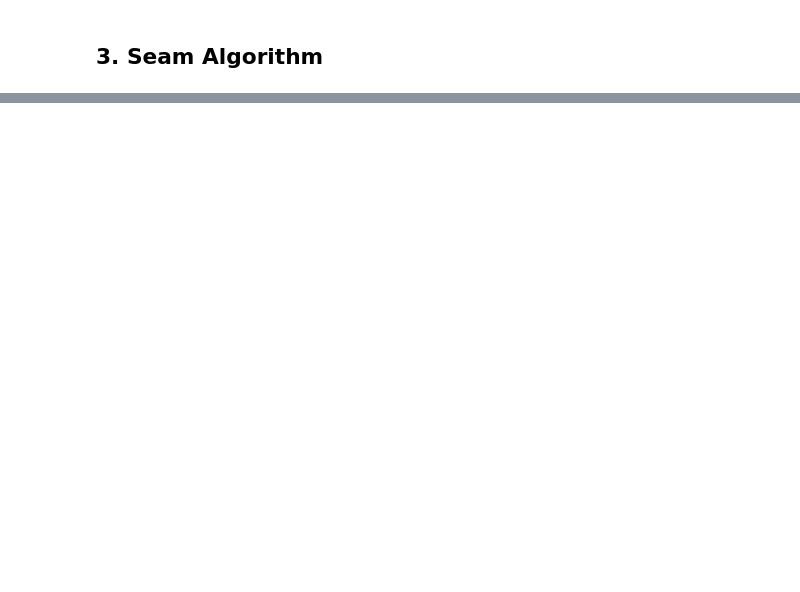
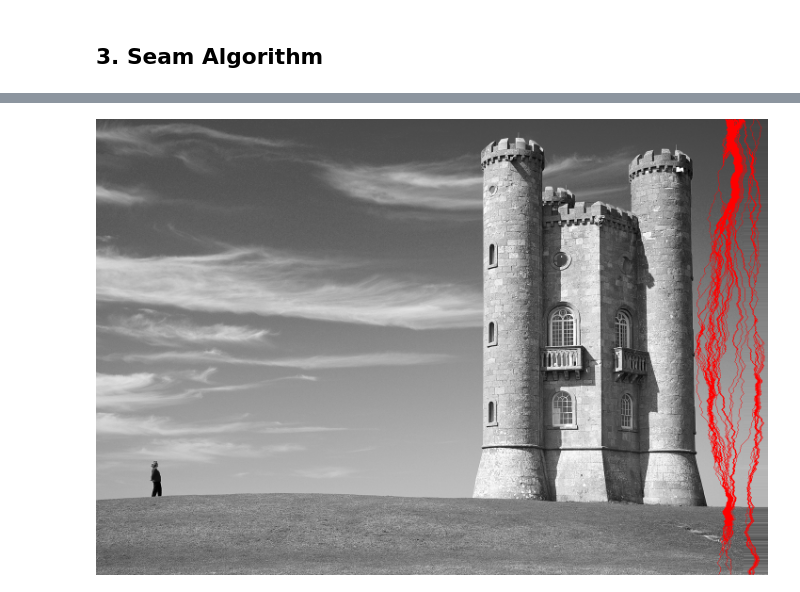
Before and after one commit to aragaoian/dip-notebooks, a Jupyter notebook: notebooks/seam_carving.ipynb, the cells around one changed output, grey strips where cells are left out. Drawn from its saved outputs; the diff is of its cells as text; code cells hidden in the pictures; blank space fills up the shorter version.

```diff
--- a/notebooks/seam_carving.ipynb
+++ b/notebooks/seam_carving.ipynb
@@ -75,17 +71,19 @@ def conv2d(img, kernel, padding=True, floatOut=False):
     else:
       return np.array(output, dtype=np.uint8)
 # %%
-# Sobel X and Y
-x_kernel = np.array([[-1, 0, 1],
-                [-2, 0, 2],
-                [-1, 0, 1]])
-y_kernel = np.array([[-1, -2, -1],
-                [ 0,  0,  0],
-                [ 1,  2,  1]])
+# parellel
+def calc_energy_map(img):
+    # Sobel kernels
+    x_kernel = np.array([[-1, 0, 1],
+                    [-2, 0, 2],
+                    [-1, 0, 1]])
+    y_kernel = np.array([[-1, -2, -1],
+                    [ 0,  0,  0],
+                    [ 1,  2,  1]])
 
-gx = conv2d(grayscale_img, x_kernel, padding=True, floatOut=True)
-gy = conv2d(grayscale_img, y_kernel, padding=True, floatOut=True)
+    gx = conv2d(img, x_kernel, padding=True, floatOut=True)
+    gy = conv2d(img, y_kernel, padding=True, floatOut=True)
 
-# Calculate gradient magnitude
-magnitude = np.sqrt(gx**2 + gy**2)
-sobel_gradient_magnitude = np.clip(magnitude, 0, 255).astype(np.uint8)
+    # Calculate gradient magnitude
+    magnitude = np.sqrt(gx**2 + gy**2)
+    return np.clip(magnitude, 0, 255).astype(np.uint8)
@@ -145,0 +146,15 @@ compute_seams(img=new_a)
+# %%
+res, seams_map = calc_seams(grayscale_img)
+# %%
+rgb_image = cv2.cvtColor(grayscale_img, cv2.COLOR_GRAY2BGR)
+h, w, _ = rgb_image.shape
+
+for seam in seams_map:
+    for row in range(h-1):
+        col = seam[row]
+        # Mark seam in red
+        rgb_image[row, col] = [0, 0, 255]
+# %%
+cv2_imshow(rgb_image)
+# %% [output]
+[figure, added]
```
Also changed, not shown: parts of 6 cells of this notebook.
